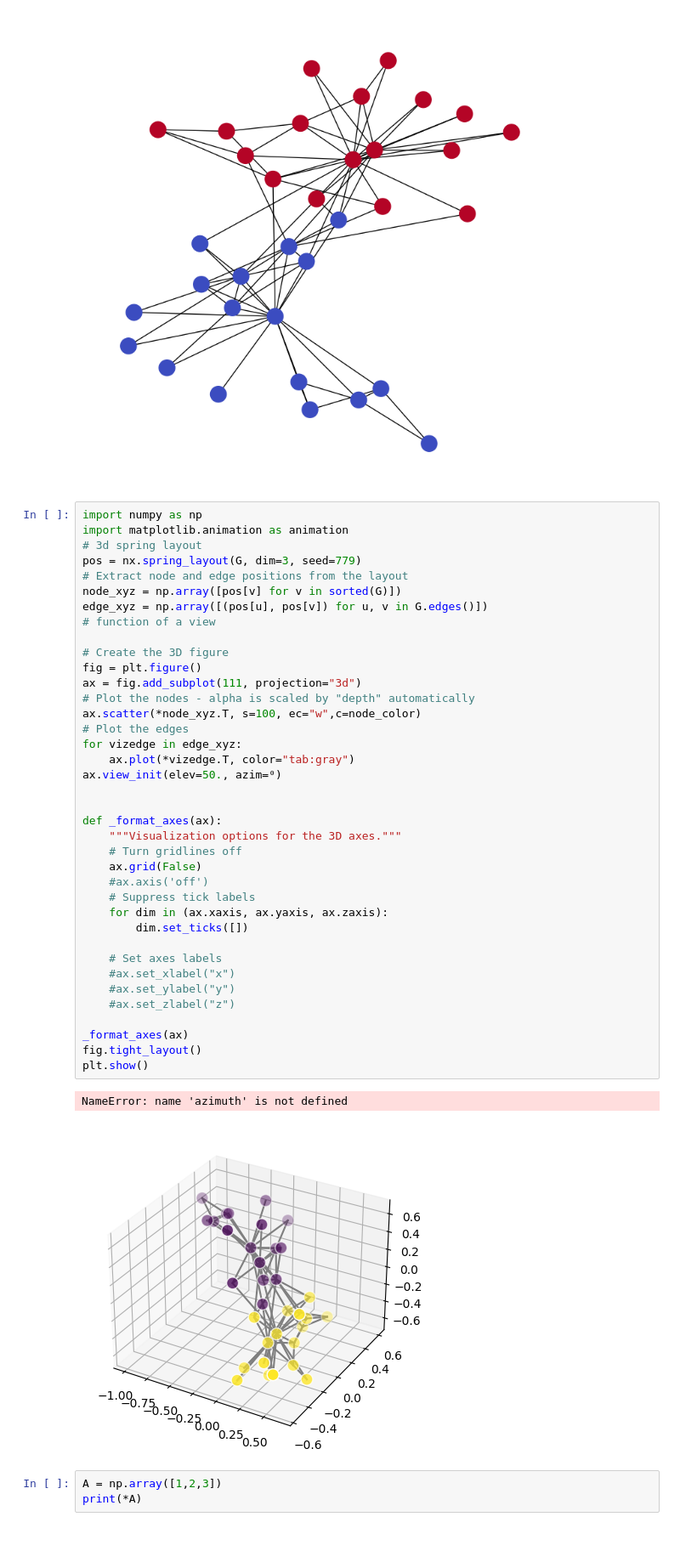
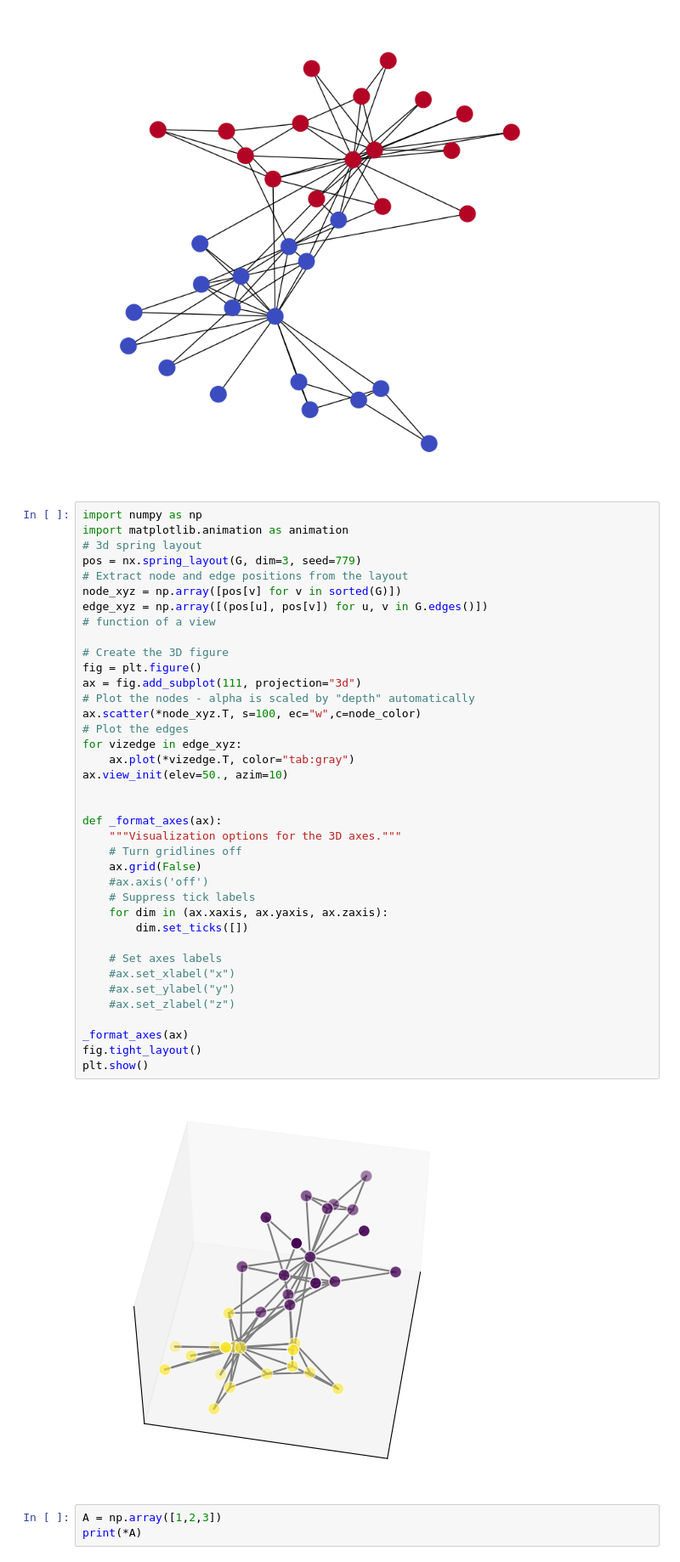
Before and after one commit to Florian2Richter/GraphViz, a Jupyter notebook: Scripts/EasyVis.ipynb, the cells around one changed output. Shown: that part at 85% size. Cells and saved outputs as stored; diff of their text form; blank space fills up the shorter version.

```diff
--- a/Scripts/EasyVis.ipynb
+++ b/Scripts/EasyVis.ipynb
@@ -62,36 +62,35 @@ edge_xyz = np.array([(pos[u], pos[v]) for u, v in G.edges()])
 # function of a view
 
 # Create the 3D figure
 fig = plt.figure()
 ax = fig.add_subplot(111, projection="3d")
 # Plot the nodes - alpha is scaled by "depth" automatically
 ax.scatter(*node_xyz.T, s=100, ec="w",c=node_color)
 # Plot the edges
 for vizedge in edge_xyz:
     ax.plot(*vizedge.T, color="tab:gray")
-ax.view_init(elev=50., azim=⁰)
+ax.view_init(elev=50., azim=10)
 
 
 def _format_axes(ax):
     """Visualization options for the 3D axes."""
     # Turn gridlines off
     ax.grid(False)
     #ax.axis('off')
     # Suppress tick labels
     for dim in (ax.xaxis, ax.yaxis, ax.zaxis):
         dim.set_ticks([])
 
     # Set axes labels
     #ax.set_xlabel("x")
     #ax.set_ylabel("y")
     #ax.set_zlabel("z")
 
 _format_axes(ax)
 fig.tight_layout()
 plt.show()
 # %% [output]
-NameError: name 'azimuth' is not defined
-[figure, old version]
+[figure, new version]
 # %%
 A = np.array([1,2,3])
 print(*A)
```
